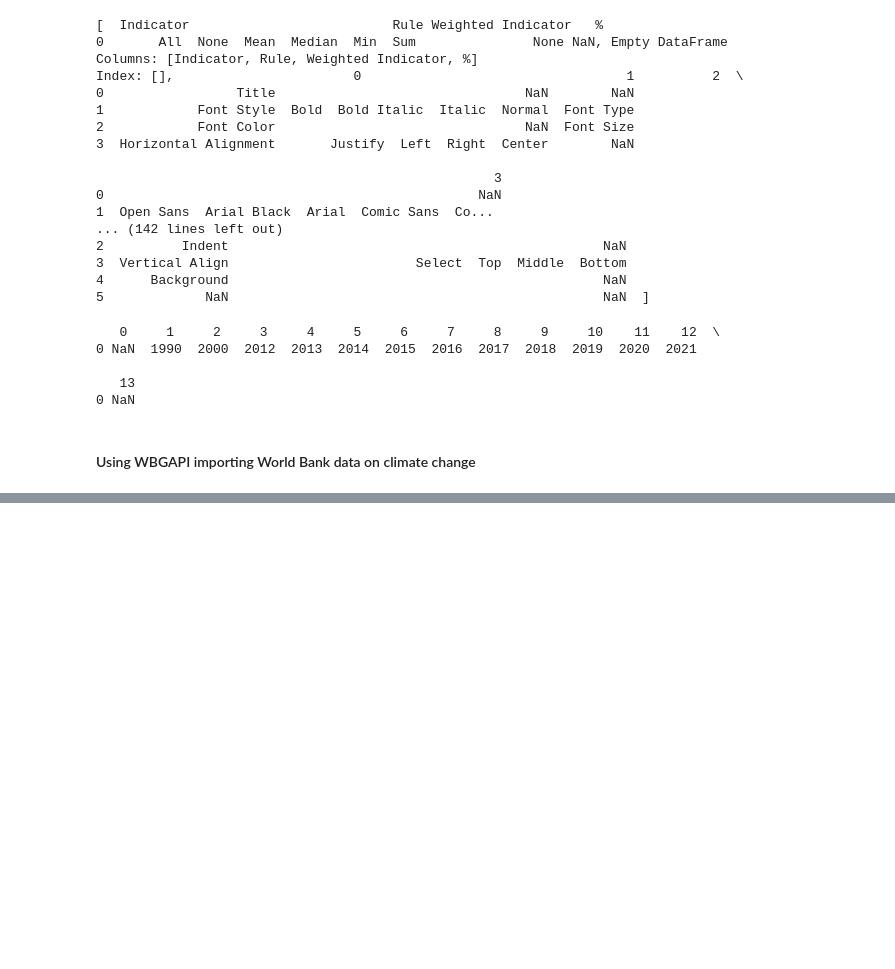
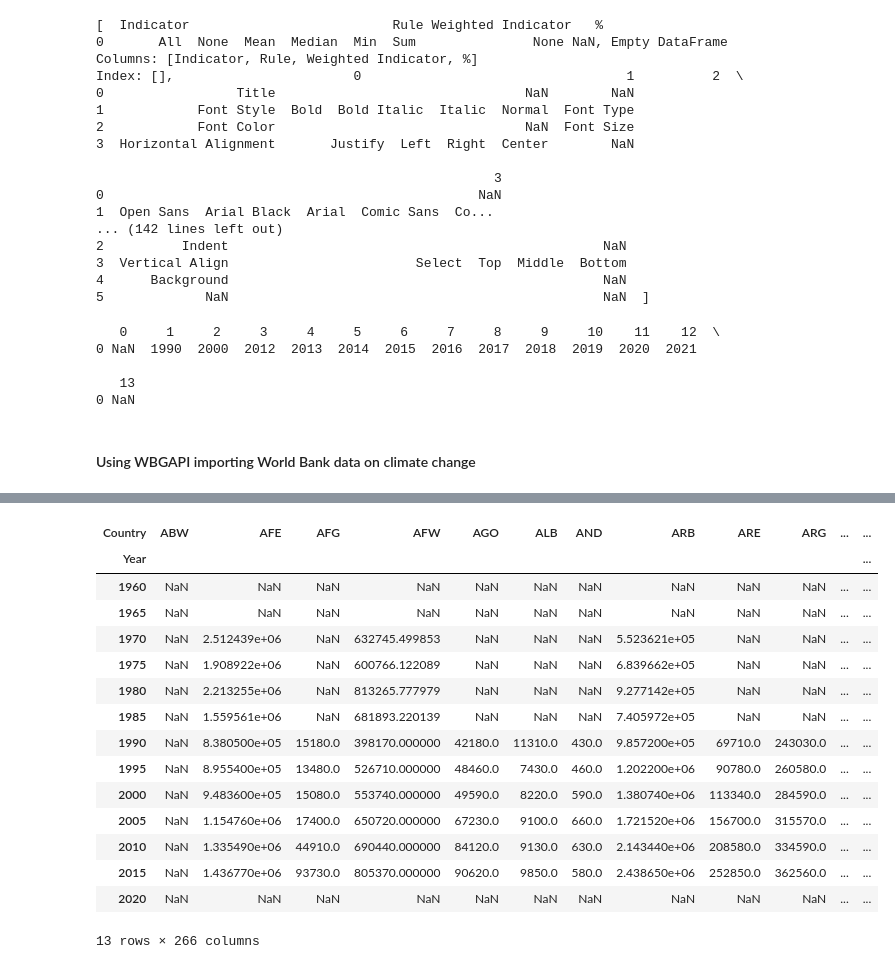
Before and after one commit to tan-lights/ADS1-Assignment-2, a Jupyter notebook: ADS1 Assignment 2 - Tanvir Ahmed.ipynb, the cells around one changed output, grey strips where cells are left out. Saved outputs shown, nothing was run; the diff lists cells and outputs as text; code cells hidden in the pictures; blank space fills up the shorter version.

```diff
--- a/ADS1 Assignment 2 - Tanvir Ahmed.ipynb
+++ b/ADS1 Assignment 2 - Tanvir Ahmed.ipynb
@@ -54,7 +54,7 @@ greenhouse_emission_ind = 'EN.ATM.GHGT.KT.CE' #assigning the code to a variable
 def wb_data(indicator_code):
     """
     This function imports data from the World Bank website for the selected
-    indicator and saves as a dataframe in the World Bank data format.
+    indicator and saves as a dataframe in the World Bank data format and it's transposed format.
     The years are between 1950 and 2021 with 5 years increment.
     Argument = indicator ID as string
     """
@@ -65,6 +65,6 @@ def wb_data(indicator_code):
     df.columns.name = 'Year'
     df.columns = df.columns.str.replace("YR","")
 
-    return(df)
+    return(df, df.T)
 # %%
 df_emission = wb_data(greenhouse_emission_ind)
@@ -70,0 +88,19 @@ df_emission = wb_data(greenhouse_emission_ind)
+# %%
+df_emission[1] # The second dataframe with countries as columns
+# %% [output]
+| Country | ABW | AFE | AFG | AFW | AGO | ALB | AND | ARB | ARE | ARG | ... | ... |
+| Year |  |  |  |  |  |  |  |  |  |  |  | ... |
+| 1960 | NaN | NaN | NaN | NaN | NaN | NaN | NaN | NaN | NaN | NaN | ... | ... |
+| 1965 | NaN | NaN | NaN | NaN | NaN | NaN | NaN | NaN | NaN | NaN | ... | ... |
+| 1970 | NaN | 2.512439e+06 | NaN | 632745.499853 | NaN | NaN | NaN | 5.523621e+05 | NaN | NaN | ... | ... |
+| 1975 | NaN | 1.908922e+06 | NaN | 600766.122089 | NaN | NaN | NaN | 6.839662e+05 | NaN | NaN | ... | ... |
+| 1980 | NaN | 2.213255e+06 | NaN | 813265.777979 | NaN | NaN | NaN | 9.277142e+05 | NaN | NaN | ... | ... |
+| 1985 | NaN | 1.559561e+06 | NaN | 681893.220139 | NaN | NaN | NaN | 7.405972e+05 | NaN | NaN | ... | ... |
+| 1990 | NaN | 8.380500e+05 | 15180.0 | 398170.000000 | 42180.0 | 11310.0 | 430.0 | 9.857200e+05 | 69710.0 | 243030.0 | ... | ... |
+| 1995 | NaN | 8.955400e+05 | 13480.0 | 526710.000000 | 48460.0 | 7430.0 | 460.0 | 1.202200e+06 | 90780.0 | 260580.0 | ... | ... |
+| 2000 | NaN | 9.483600e+05 | 15080.0 | 553740.000000 | 49590.0 | 8220.0 | 590.0 | 1.380740e+06 | 113340.0 | 284590.0 | ... | ... |
+| 2005 | NaN | 1.154760e+06 | 17400.0 | 650720.000000 | 67230.0 | 9100.0 | 660.0 | 1.721520e+06 | 156700.0 | 315570.0 | ... | ... |
+| 2010 | NaN | 1.335490e+06 | 44910.0 | 690440.000000 | 84120.0 | 9130.0 | 630.0 | 2.143440e+06 | 208580.0 | 334590.0 | ... | ... |
+| 2015 | NaN | 1.436770e+06 | 93730.0 | 805370.000000 | 90620.0 | 9850.0 | 580.0 | 2.438650e+06 | 252850.0 | 362560.0 | ... | ... |
+| 2020 | NaN | NaN | NaN | NaN | NaN | NaN | NaN | NaN | NaN | NaN | ... | ... |
+13 rows × 266 columns
```
Also changed, not shown: parts of 1 cell of this notebook.
